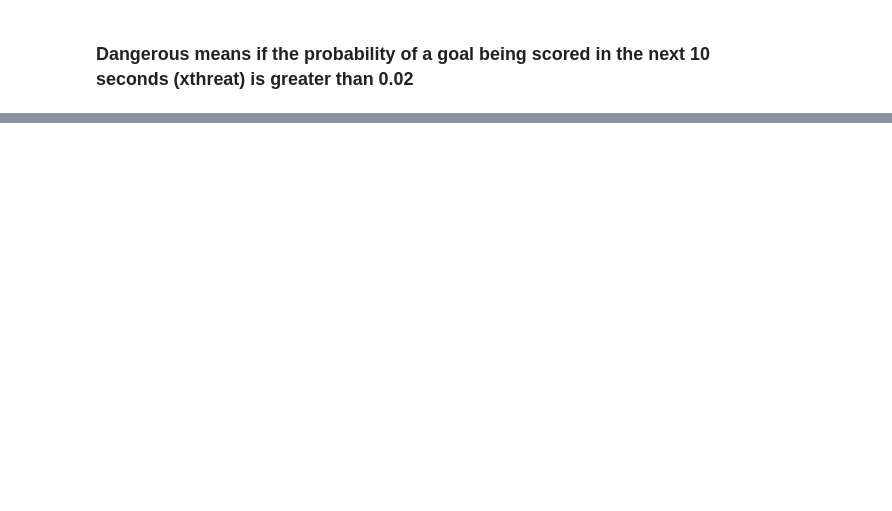
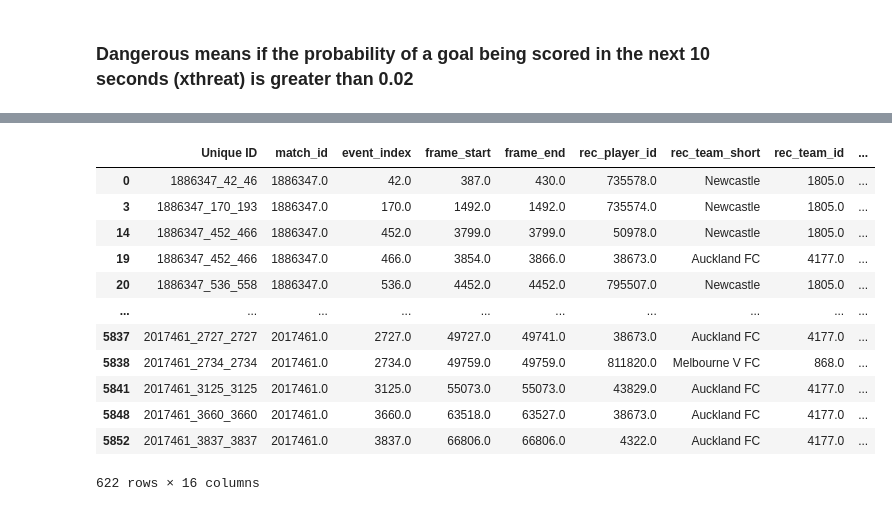
Before and after one commit to naveenelliott/SkillCorner_Tracking_Data_Project, a Jupyter notebook: notebooks/Analysis/Data_Science_Binary.ipynb, the cells around one changed output, grey strips where cells are left out. Drawn from its saved outputs; the diff is of its cells as text; code cells hidden in the pictures; blank space fills up the shorter version.

```diff
--- a/notebooks/Analysis/Data_Science_Binary.ipynb
+++ b/notebooks/Analysis/Data_Science_Binary.ipynb
@@ -337 +366,17 @@ plot_gradient_bars(
+# %%
+og_df
+# %% [output]
+|  | Unique ID | match_id | event_index | frame_start | frame_end | rec_player_id | rec_team_short | rec_team_id | ... |
+| 0 | 1886347_42_46 | 1886347.0 | 42.0 | 387.0 | 430.0 | 735578.0 | Newcastle | 1805.0 | ... |
+| 3 | 1886347_170_193 | 1886347.0 | 170.0 | 1492.0 | 1492.0 | 735574.0 | Newcastle | 1805.0 | ... |
+| 14 | 1886347_452_466 | 1886347.0 | 452.0 | 3799.0 | 3799.0 | 50978.0 | Newcastle | 1805.0 | ... |
+| 19 | 1886347_452_466 | 1886347.0 | 466.0 | 3854.0 | 3866.0 | 38673.0 | Auckland FC | 4177.0 | ... |
+| 20 | 1886347_536_558 | 1886347.0 | 536.0 | 4452.0 | 4452.0 | 795507.0 | Newcastle | 1805.0 | ... |
+| ... | ... | ... | ... | ... | ... | ... | ... | ... | ... |
+| 5837 | 2017461_2727_2727 | 2017461.0 | 2727.0 | 49727.0 | 49741.0 | 38673.0 | Auckland FC | 4177.0 | ... |
+| 5838 | 2017461_2734_2734 | 2017461.0 | 2734.0 | 49759.0 | 49759.0 | 811820.0 | Melbourne V FC | 868.0 | ... |
+| 5841 | 2017461_3125_3125 | 2017461.0 | 3125.0 | 55073.0 | 55073.0 | 43829.0 | Auckland FC | 4177.0 | ... |
+| 5848 | 2017461_3660_3660 | 2017461.0 | 3660.0 | 63518.0 | 63527.0 | 38673.0 | Auckland FC | 4177.0 | ... |
+| 5852 | 2017461_3837_3837 | 2017461.0 | 3837.0 | 66806.0 | 66806.0 | 4322.0 | Auckland FC | 4177.0 | ... |
+622 rows × 16 columns
 # %%
```
Also changed, not shown: parts of 14 cells of this notebook, 16 other files.
